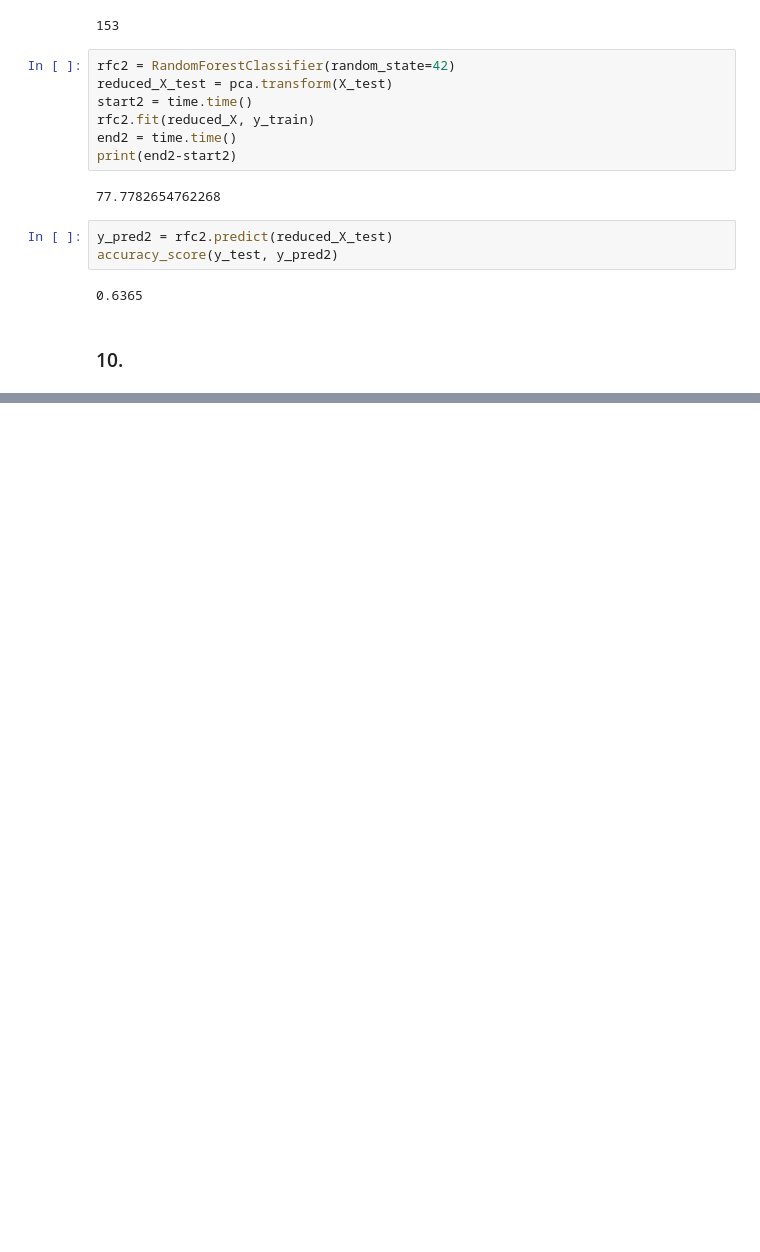
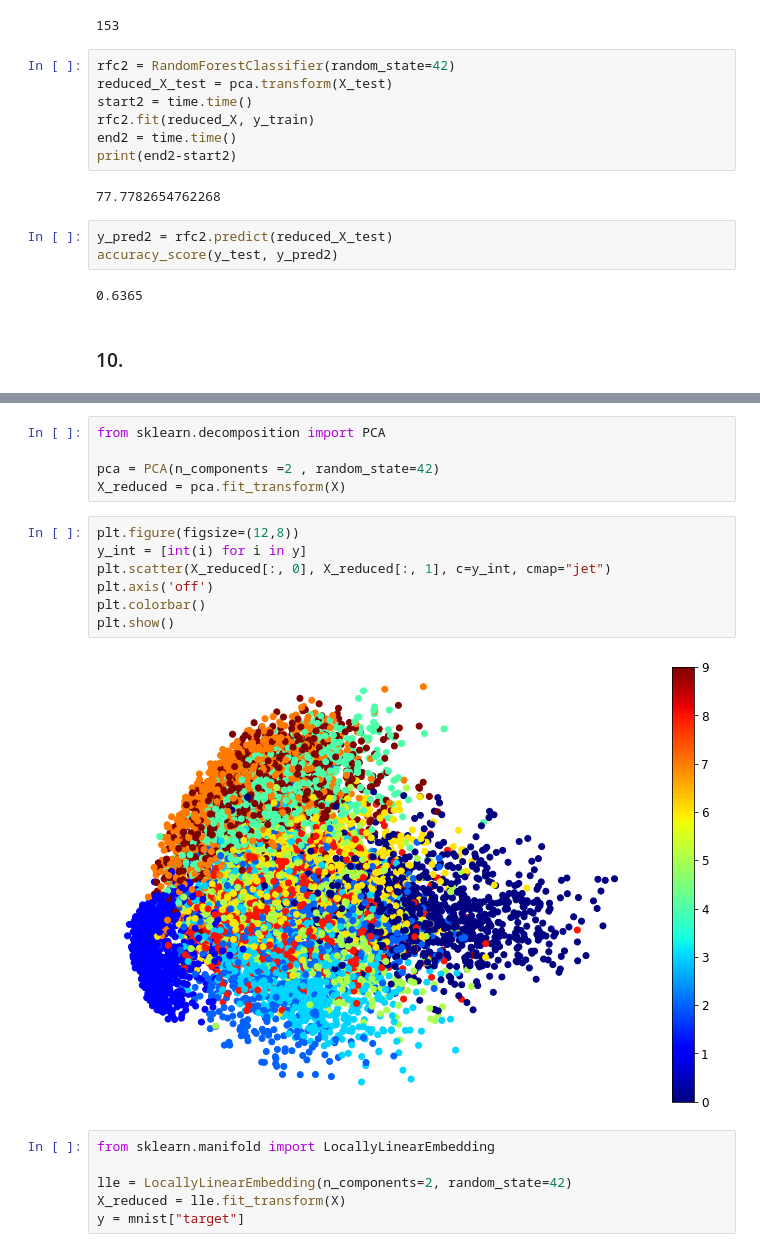
Before and after one commit to d1amondb0t/MLPractice, a Jupyter notebook: Chap8/DimesionalityReduction.ipynb, the cells around one changed output, grey strips where cells are left out. Drawn from its saved outputs; the diff is of its cells as text; blank space fills up the shorter version.

```diff
--- a/Chap8/DimesionalityReduction.ipynb
+++ b/Chap8/DimesionalityReduction.ipynb
@@ -286,0 +313,20 @@ accuracy_score(y_test, y_pred2)
+# %%
+from sklearn.decomposition import PCA
+
+pca = PCA(n_components =2 , random_state=42)
+X_reduced = pca.fit_transform(X)
+# %%
+plt.figure(figsize=(12,8))
+y_int = [int(i) for i in y]
+plt.scatter(X_reduced[:, 0], X_reduced[:, 1], c=y_int, cmap="jet")
+plt.axis('off')
+plt.colorbar()
+plt.show()
+# %% [output]
+[figure, added]
+# %%
+from sklearn.manifold import LocallyLinearEmbedding
+
+lle = LocallyLinearEmbedding(n_components=2, random_state=42)
+X_reduced = lle.fit_transform(X)
+y = mnist["target"]
```
Also changed, not shown: parts of 5 cells of this notebook.
